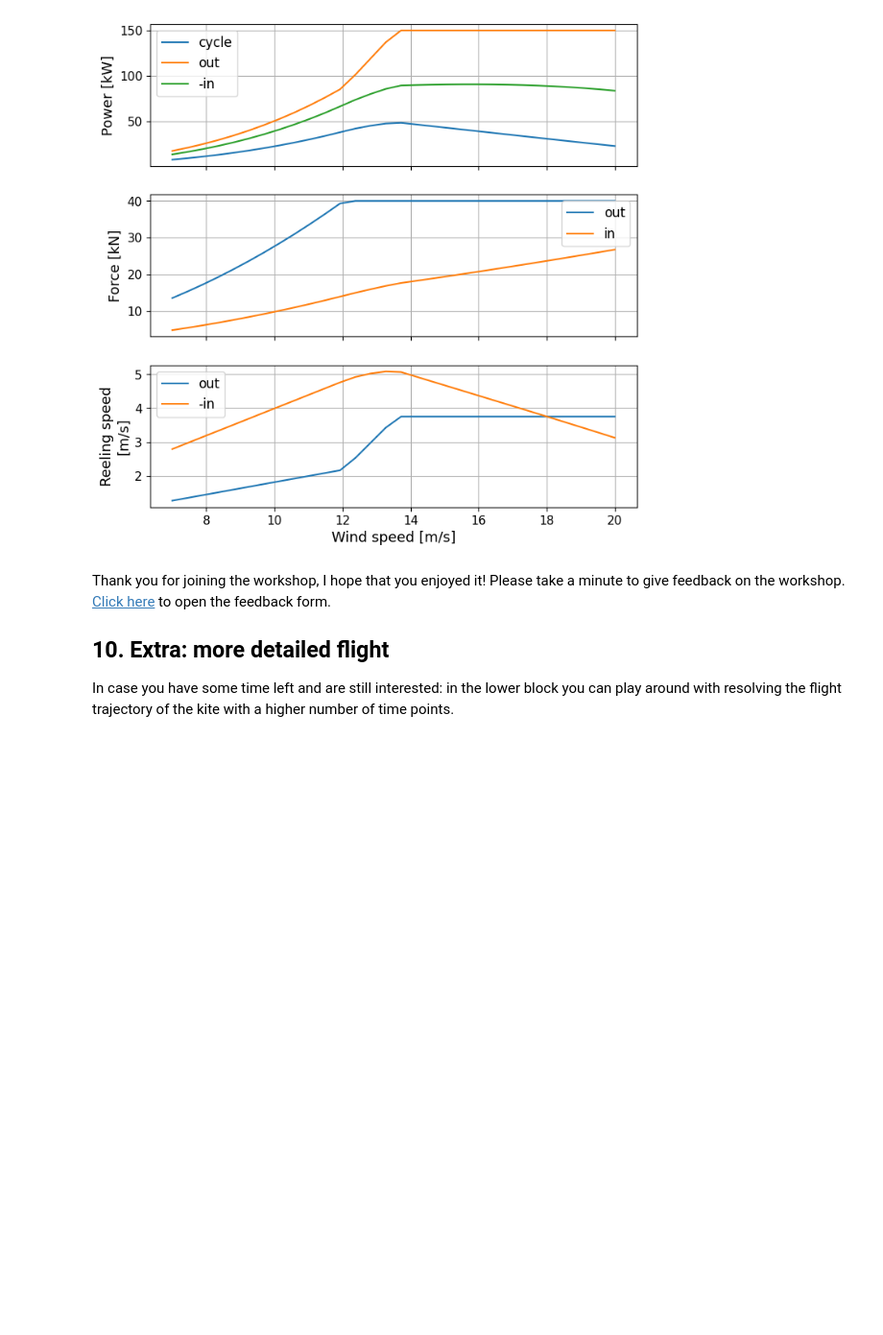
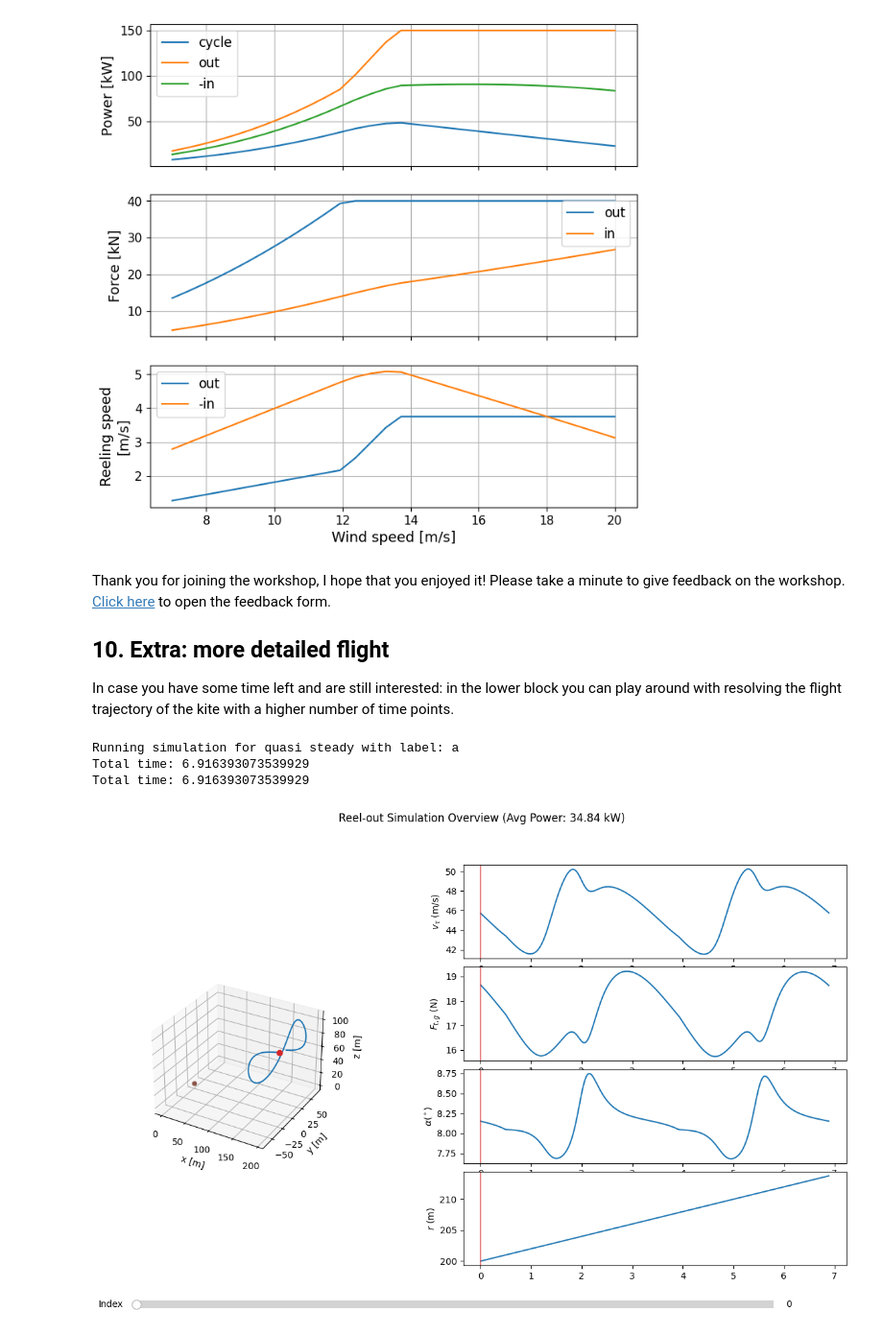
Before and after one commit to awecourse/workshop, a Jupyter notebook: awe_workshop.ipynb, the cells around one changed output. Shown: that part at 96% size. Saved outputs shown, nothing was run; the diff lists cells and outputs as text; code cells hidden in the pictures; blank space fills up the shorter version.

```diff
--- a/awe_workshop.ipynb
+++ b/awe_workshop.ipynb
@@ -690,6 +692,69 @@ Thank you for joining the workshop, I hope that you enjoyed it! Please take a mi
 
 ## 10. Extra: more detailed flight
 In case you have some time left and are still interested: in the lower block you can play around with resolving the flight trajectory of the kite with a higher number of time points.
+# %%
+from reelout import simulate_pattern
+import numpy as np
+
+
+PHYSICAL_CONFIG = {
+    "mass_wing": 15,
+    "area_wing": 19.75,
+    "tether_diameter": 0.001,
+    "mass_kcu":0,
+}
+
+# PATH_PARAMETERS = {
+#     "pattern_type": "cst_helix", # "cst_lissajous" or "cst_helix"
+#     "r0": 200,
+#     "az_amp0": np.radians(20),
+#     "beta_amp0": np.radians(20),
+#     "beta0": np.radians(25),
+#     # "downloops": True,
+#     "distance_radial_start": 200,
+#     # "downloops": True,    # Only for Lissajous
+# }
+
+PATH_PARAMETERS = {
+    "pattern_type": "cst_lissajous", # "cst_lissajous" or "cst_helix"
+    "r0": 200,
+    "az_amp0": np.radians(20),
+    "beta_amp0": np.radians(5),
+    "beta0": np.radians(25),
+    # "downloops": True,
+    "distance_radial_start": 200,
+    # "downloops": True,    # Only for Lissajous
+}
+
+RADIAL_PARAMETERS = {
+    "reeling_strategy": "constant",  # "force" or "constant"
+    "reeling_speed": 2,  # m/s, only for constant reeling
+}
+
+WIND_CONFIG = {
+    "speed_wind_at_100": 10,
+    "z0": 0.002,
+    "model_type": "uniform",
+}
+
+variables_to_plot = [
+    "tension_tether_ground",
+    "speed_tangential",
+    "distance_radial",
+    "angle_of_attack",
+]
+slider,axes = simulate_pattern(
+    run_plots=True,
+    path_parameters=PATH_PARAMETERS,
+    radial_parameters=RADIAL_PARAMETERS,
+    physical_config=PHYSICAL_CONFIG,
+    wind_config=WIND_CONFIG,
+)
+# %% [output]
+Running simulation for quasi steady with label: a
+Total time: 6.916393073539929
+Total time: 6.916393073539929
+[figure, added]
 # %%
 from qsm import Cycle, Environment, SystemProperties, TractionPhase, TractionPhasePattern
 import numpy as np
```
Also changed, not shown: parts of 4 cells of this notebook, 6 other files.
